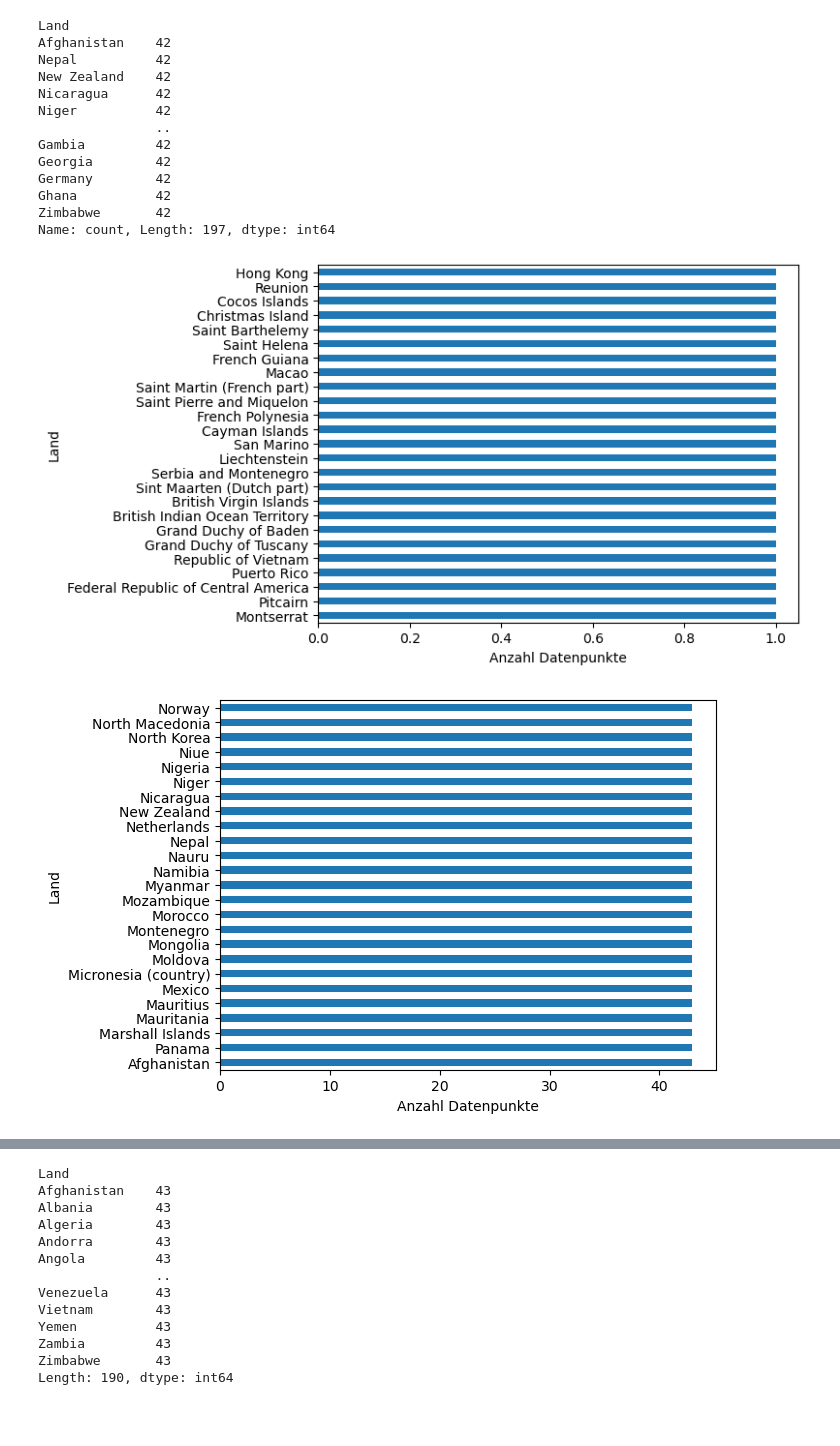
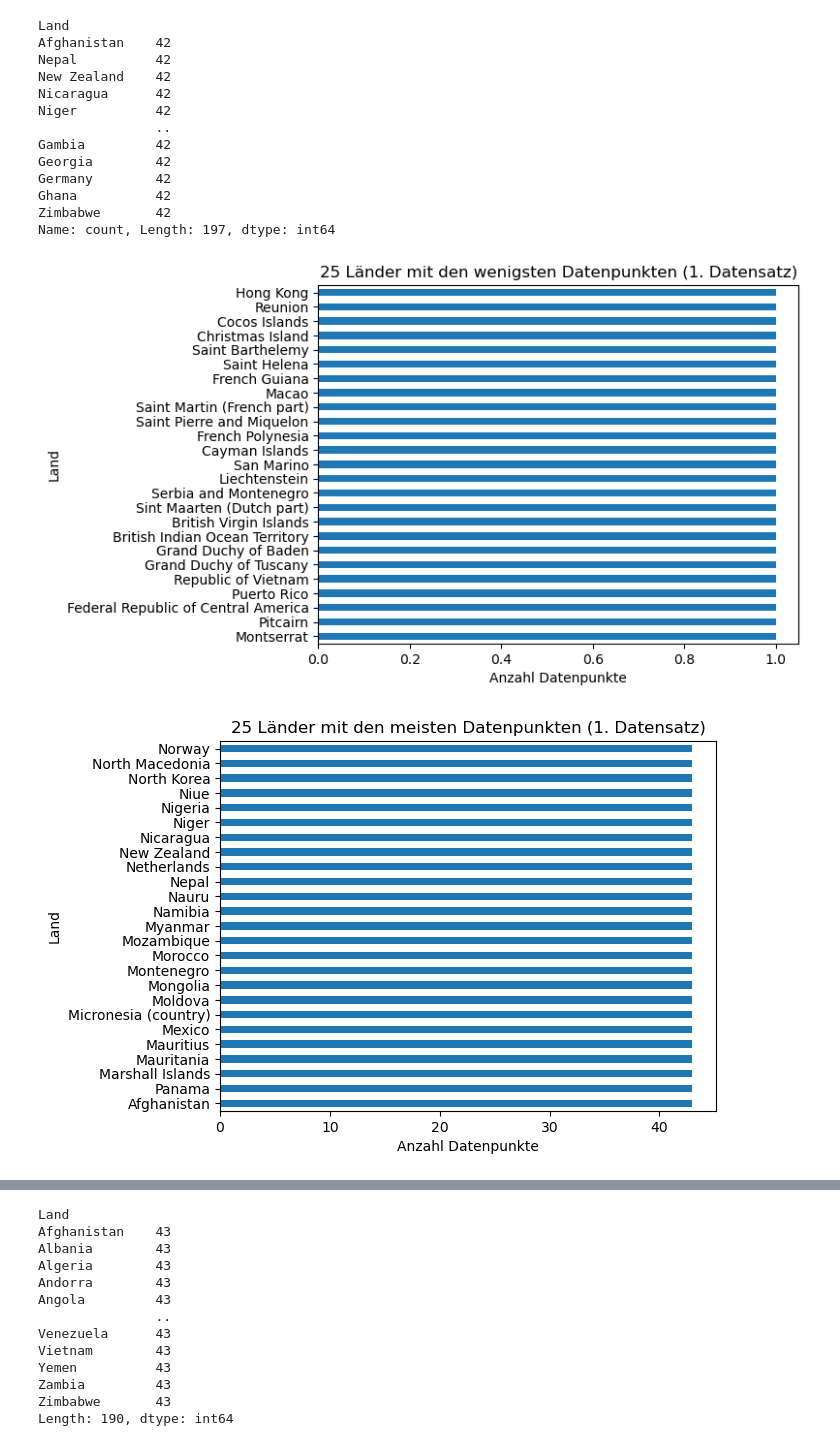
Before and after one commit to Hirnfresser/Leistungsnachweis_Phyton, a Jupyter notebook: Grundgerüst_Leistungsnachweis.ipynb, the cells around one changed output, grey strips where cells are left out. Drawn from its saved outputs; the diff is of its cells as text; code cells hidden in the pictures; blank space fills up the shorter version.

Commit message:
Diagramme überarbeitet

```diff
--- a/Grundgerüst_Leistungsnachweis.ipynb
+++ b/Grundgerüst_Leistungsnachweis.ipynb
@@ -248,16 +246,18 @@ Name: count, Length: 197, dtype: int64
 # %%
 # 1.Datensatz
 df_einzeln['Land'].value_counts().tail(25).plot(
     kind='barh',
-    xlabel='Anzahl Datenpunkte');
+    xlabel='Anzahl Datenpunkte',
+    title='25 Länder mit den wenigsten Datenpunkten (1. Datensatz)');
 # %% [output]
-[figure, old version]
+[figure, new version]
 # %%
 # 1.Datensatz
 df_einzeln['Land'].value_counts().head(25).plot(
     kind='barh',
-    xlabel='Anzahl Datenpunkte');
+    xlabel='Anzahl Datenpunkte',
+    title='25 Länder mit den meisten Datenpunkten (1. Datensatz)');
 # %% [output]
-[figure, old version]
+[figure, new version]
 # %%
 # 1.Datensatz
```
Also changed, not shown: parts of 25 cells of this notebook.
